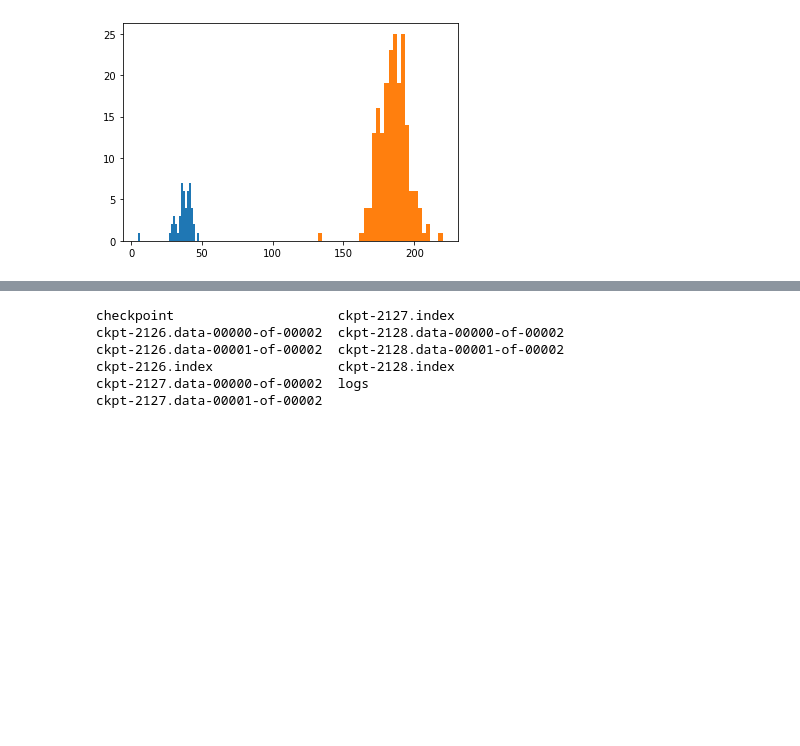
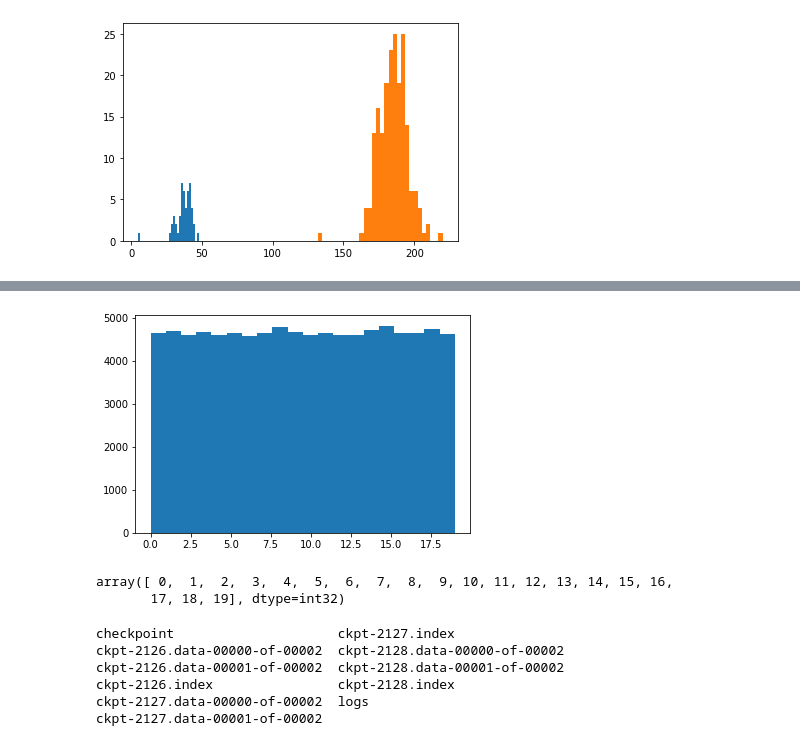
Before and after one commit to gergely-flamich/relative-entropy-coding, a Jupyter notebook: notebooks/scratch.ipynb, the cells around one changed output, grey strips where cells are left out. Cells and saved outputs as stored; diff of their text form; code cells hidden in the pictures; blank space fills up the shorter version.

```diff
--- a/notebooks/scratch.ipynb
+++ b/notebooks/scratch.ipynb
@@ -80,3 +138,15 @@ plt.show()
+# %%
+indices = np.concatenate(block_indices[1], axis=0)
+
+plt.hist(indices, bins=20)
+plt.show()
+# %% [output]
+[figure, added]
+# %%
+np.unique(indices)
+# %% [output]
+array([ 0,  1,  2,  3,  4,  5,  6,  7,  8,  9, 10, 11, 12, 13, 14, 15, 16,
+       17, 18, 19], dtype=int32)
 # %%
 !ls ../../../models/relative-entropy-coding/imagenet32/resnet_vae/gaussian/blocks_24/beta_1.000_lamb_0.100/
 # %% [output]
```
Also changed, not shown: parts of 12 cells of this notebook, 7 other files.
